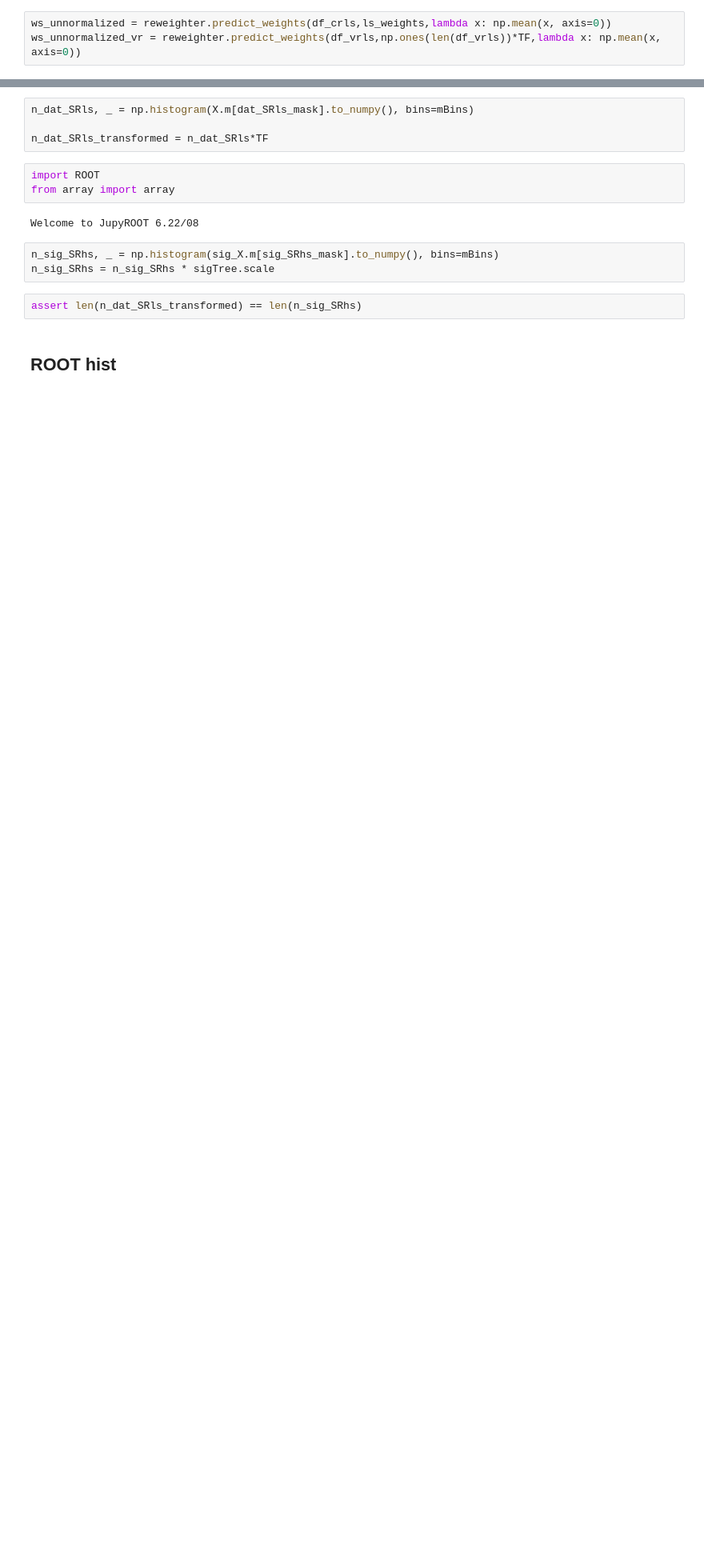
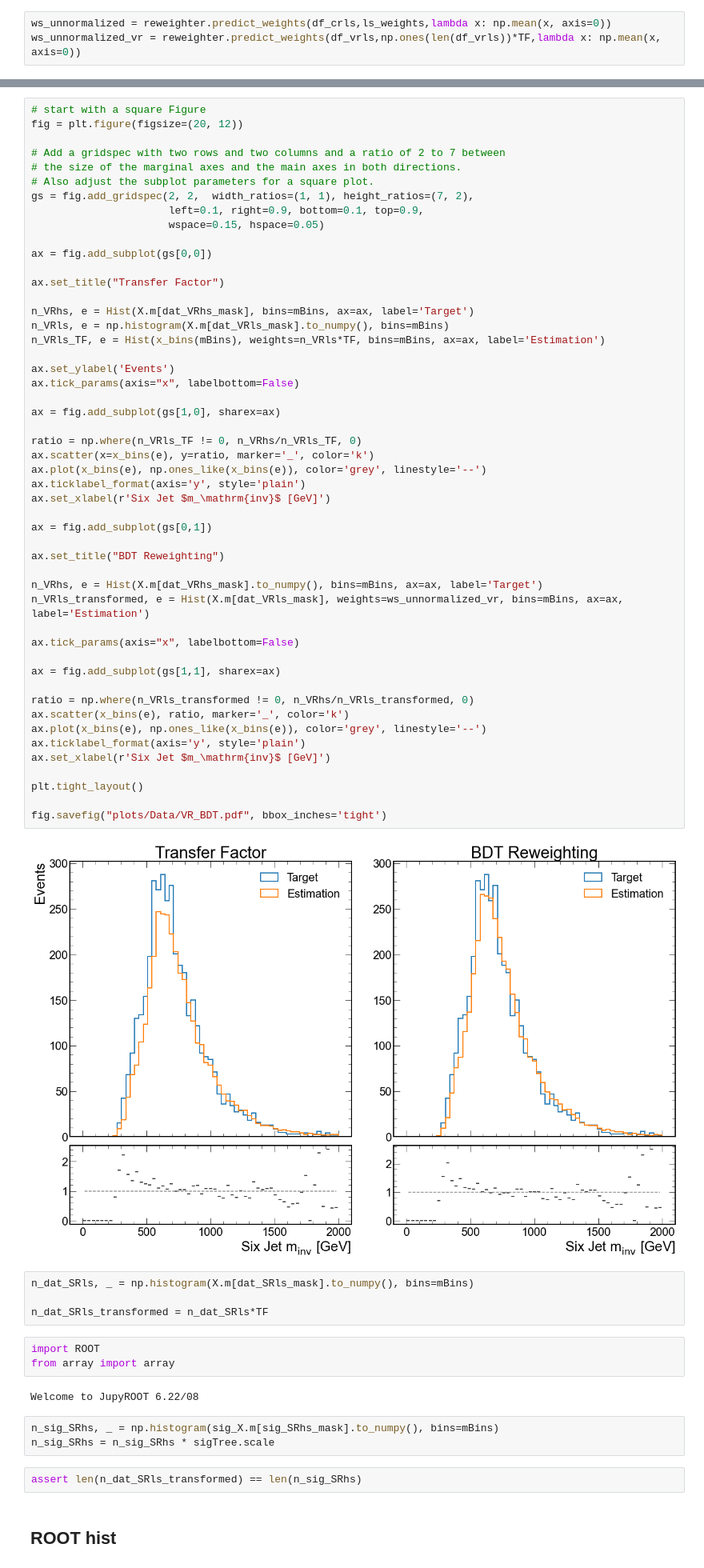
Before and after one commit to srosenzweig09/analysis, a Jupyter notebook: jupyter/6_background_estimation/background_estimation.ipynb, the cells around one changed output, grey strips where cells are left out. Shown at 80% size. Saved outputs shown, nothing was run; the diff lists cells and outputs as text; blank space fills up the shorter version.

Commit message:
BDT plots

```diff
--- a/jupyter/6_background_estimation/background_estimation.ipynb
+++ b/jupyter/6_background_estimation/background_estimation.ipynb
@@ -916,3 +840,55 @@ fig.savefig(f'plots/{sigTree.mXmY}_data_VRls_v_VRhs_BDT.pdf', bbox_inches='tight
+# %%
+# start with a square Figure
+fig = plt.figure(figsize=(20, 12))
+
+# Add a gridspec with two rows and two columns and a ratio of 2 to 7 between
+# the size of the marginal axes and the main axes in both directions.
+# Also adjust the subplot parameters for a square plot.
+gs = fig.add_gridspec(2, 2,  width_ratios=(1, 1), height_ratios=(7, 2),
+                      left=0.1, right=0.9, bottom=0.1, top=0.9,
+                      wspace=0.15, hspace=0.05)
+
+ax = fig.add_subplot(gs[0,0])
+
+ax.set_title("Transfer Factor")
+
+n_VRhs, e = Hist(X.m[dat_VRhs_mask], bins=mBins, ax=ax, label='Target')
+n_VRls, e = np.histogram(X.m[dat_VRls_mask].to_numpy(), bins=mBins)
+n_VRls_TF, e = Hist(x_bins(mBins), weights=n_VRls*TF, bins=mBins, ax=ax, label='Estimation')
+
+ax.set_ylabel('Events')
+ax.tick_params(axis="x", labelbottom=False)
+
+ax = fig.add_subplot(gs[1,0], sharex=ax)
+
+ratio = np.where(n_VRls_TF != 0, n_VRhs/n_VRls_TF, 0)
+ax.scatter(x=x_bins(e), y=ratio, marker='_', color='k')
+ax.plot(x_bins(e), np.ones_like(x_bins(e)), color='grey', linestyle='--')
+ax.ticklabel_format(axis='y', style='plain')
+ax.set_xlabel(r'Six Jet $m_\mathrm{inv}$ [GeV]')
+
+ax = fig.add_subplot(gs[0,1])
+
+ax.set_title("BDT Reweighting")
+
+n_VRhs, e = Hist(X.m[dat_VRhs_mask].to_numpy(), bins=mBins, ax=ax, label='Target')
+n_VRls_transformed, e = Hist(X.m[dat_VRls_mask], weights=ws_unnormalized_vr, bins=mBins, ax=ax, label='Estimation')
+
+ax.tick_params(axis="x", labelbottom=False)
+
+ax = fig.add_subplot(gs[1,1], sharex=ax)
+
+ratio = np.where(n_VRls_transformed != 0, n_VRhs/n_VRls_transformed, 0)
+ax.scatter(x_bins(e), ratio, marker='_', color='k')
+ax.plot(x_bins(e), np.ones_like(x_bins(e)), color='grey', linestyle='--')
+ax.ticklabel_format(axis='y', style='plain')
+ax.set_xlabel(r'Six Jet $m_\mathrm{inv}$ [GeV]')
+
+plt.tight_layout()
+
+fig.savefig("plots/Data/VR_BDT.pdf", bbox_inches='tight')
+# %% [output]
+[figure, added]
 # %%
 n_dat_SRls, _ = np.histogram(X.m[dat_SRls_mask].to_numpy(), bins=mBins)
 
```
Also changed, not shown: parts of 15 cells of this notebook, 2 other files.
